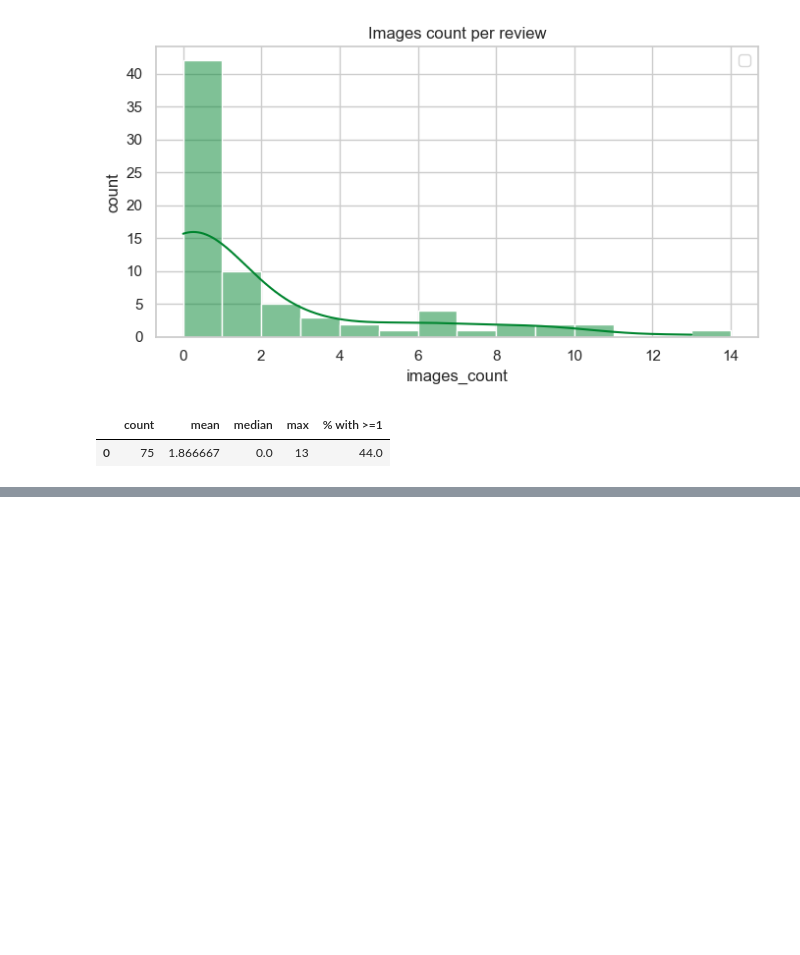
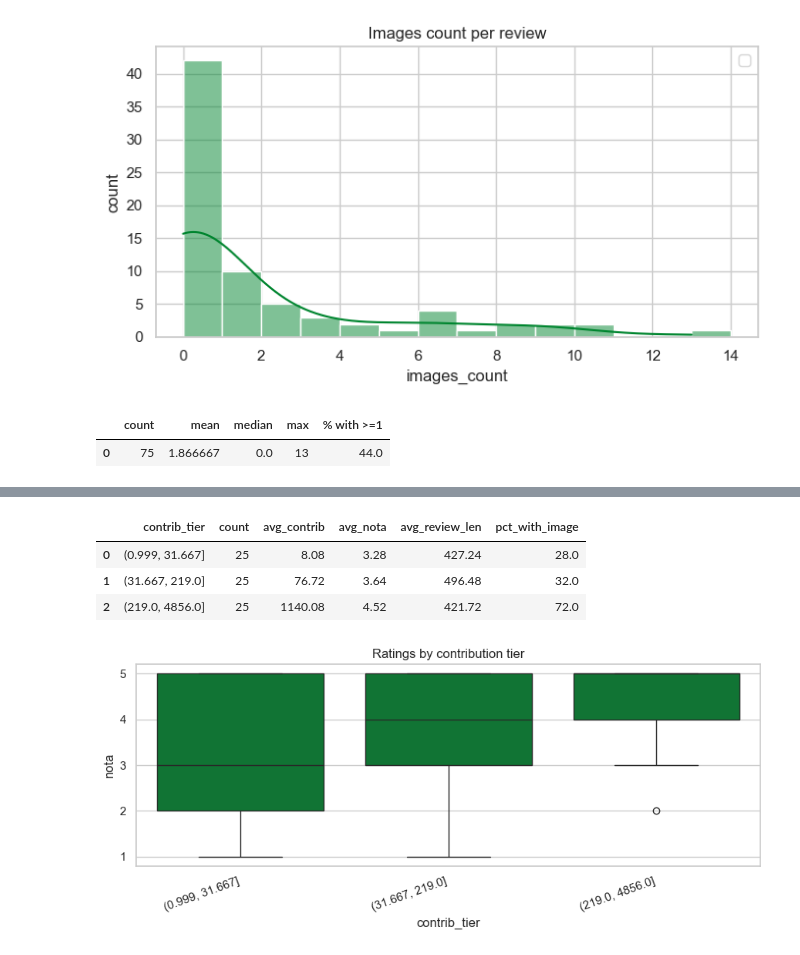
Before and after one commit to ayrtondenner/RestaurantReviewer, a Jupyter notebook: analysis.ipynb, the cells around one changed output, grey strips where cells are left out. Drawn from its saved outputs; the diff is of its cells as text; code cells hidden in the pictures; blank space fills up the shorter version.

```diff
--- a/analysis.ipynb
+++ b/analysis.ipynb
@@ -1007,0 +1132,38 @@ display(
+# %%
+# Contribution tiers (contribuicoes)
+# Bucket reviewers into quantiles and compare behavior + ratings.
+
+df_c = df.copy()
+
+# qcut can fail when there are too many repeated values; duplicates='drop' prevents that.
+df_c["contrib_tier"] = pd.qcut(df_c["contribuicoes"], q=3, duplicates="drop")
+
+summary = (
+    df_c.groupby("contrib_tier", observed=True)
+    .agg(
+        count=("nota", "size"),
+        avg_contrib=("contribuicoes", "mean"),
+        avg_nota=("nota", "mean"),
+        avg_review_len=("review_len", "mean"),
+        pct_with_image=("has_image", lambda s: float(s.mean() * 100)),
+    )
+    .reset_index()
+)
+
+display(summary)
+
+plt.figure(figsize=(9, 4))
+order = summary["contrib_tier"].astype(str).tolist()
+sns.boxplot(data=df_c, x=df_c["contrib_tier"].astype(str), y="nota", order=order)
+plt.title("Ratings by contribution tier")
+plt.xlabel("contrib_tier")
+plt.ylabel("nota")
+plt.xticks(rotation=20, ha="right")
+plt.tight_layout()
+plt.show()
+# %% [output]
+|  | contrib_tier | count | avg_contrib | avg_nota | avg_review_len | pct_with_image |
+| 0 | (0.999, 31.667] | 25 | 8.08 | 3.28 | 427.24 | 28.0 |
+| 1 | (31.667, 219.0] | 25 | 76.72 | 3.64 | 496.48 | 32.0 |
+| 2 | (219.0, 4856.0] | 25 | 1140.08 | 4.52 | 421.72 | 72.0 |
+[figure, added]
```
Also changed, not shown: parts of 13 cells of this notebook, 1 other file.
